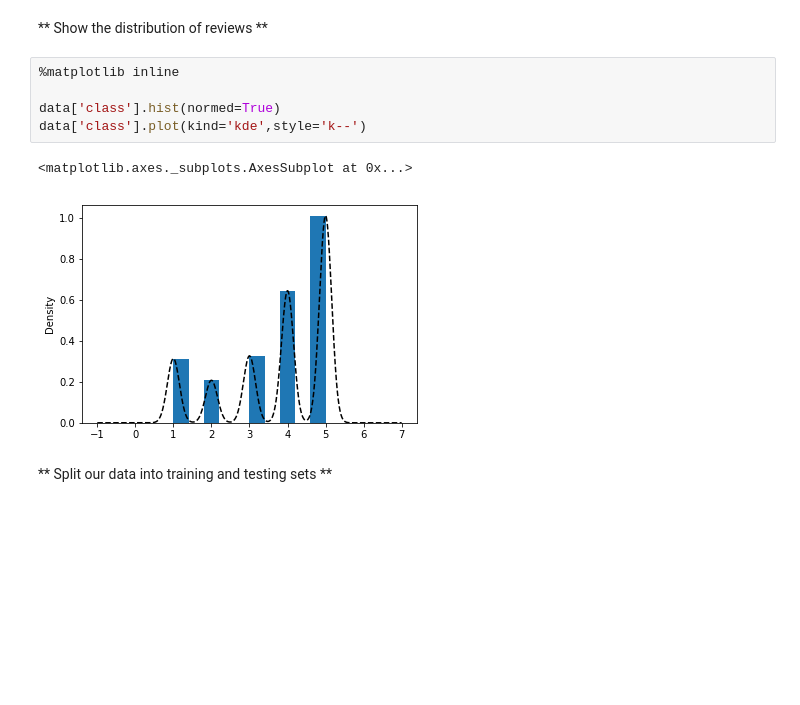
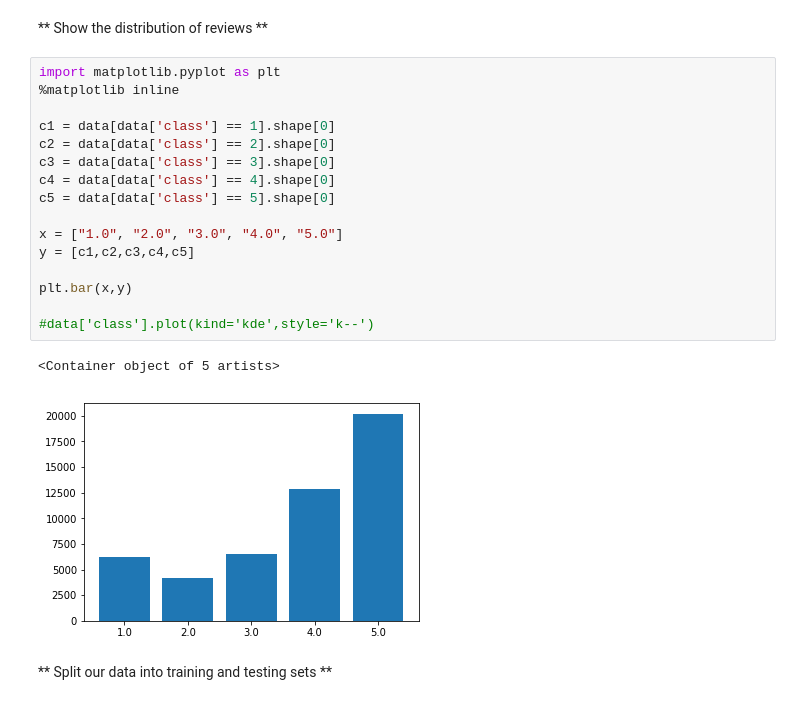
Before and after one commit to jfreedman0/Yelp-Review-Prediction, a Jupyter notebook: Predictions.ipynb, the cells around one changed output. Saved outputs shown, nothing was run; the diff lists cells and outputs as text; blank space fills up the shorter version.

Commit message:
Fix histogram in predictions

```diff
--- a/Predictions.ipynb
+++ b/Predictions.ipynb
@@ -12,14 +12,25 @@ data.head()
 | 4 | IXvOzsEMYtiJI0CARmj77Q | 4.67 | 6 | 0 | 3.5 | 61 | 2.890452 | ... |
 # %% [markdown]
 ** Show the distribution of reviews **
-# %%
-%matplotlib inline
-
-data['class'].hist(normed=True)
-data['class'].plot(kind='kde',style='k--')
-# %% [output]
-<matplotlib.axes._subplots.AxesSubplot at 0x...>
-[figure, removed]
+# %%
+import matplotlib.pyplot as plt
+%matplotlib inline
+
+c1 = data[data['class'] == 1].shape[0]
+c2 = data[data['class'] == 2].shape[0]
+c3 = data[data['class'] == 3].shape[0]
+c4 = data[data['class'] == 4].shape[0]
+c5 = data[data['class'] == 5].shape[0]
+
+x = ["1.0", "2.0", "3.0", "4.0", "5.0"]
+y = [c1,c2,c3,c4,c5]
+
+plt.bar(x,y)
+
+#data['class'].plot(kind='kde',style='k--')
+# %% [output]
+<Container object of 5 artists>
+[figure, added]
 # %% [markdown]
 ** Split our data into training and testing sets **
 # %%
```
